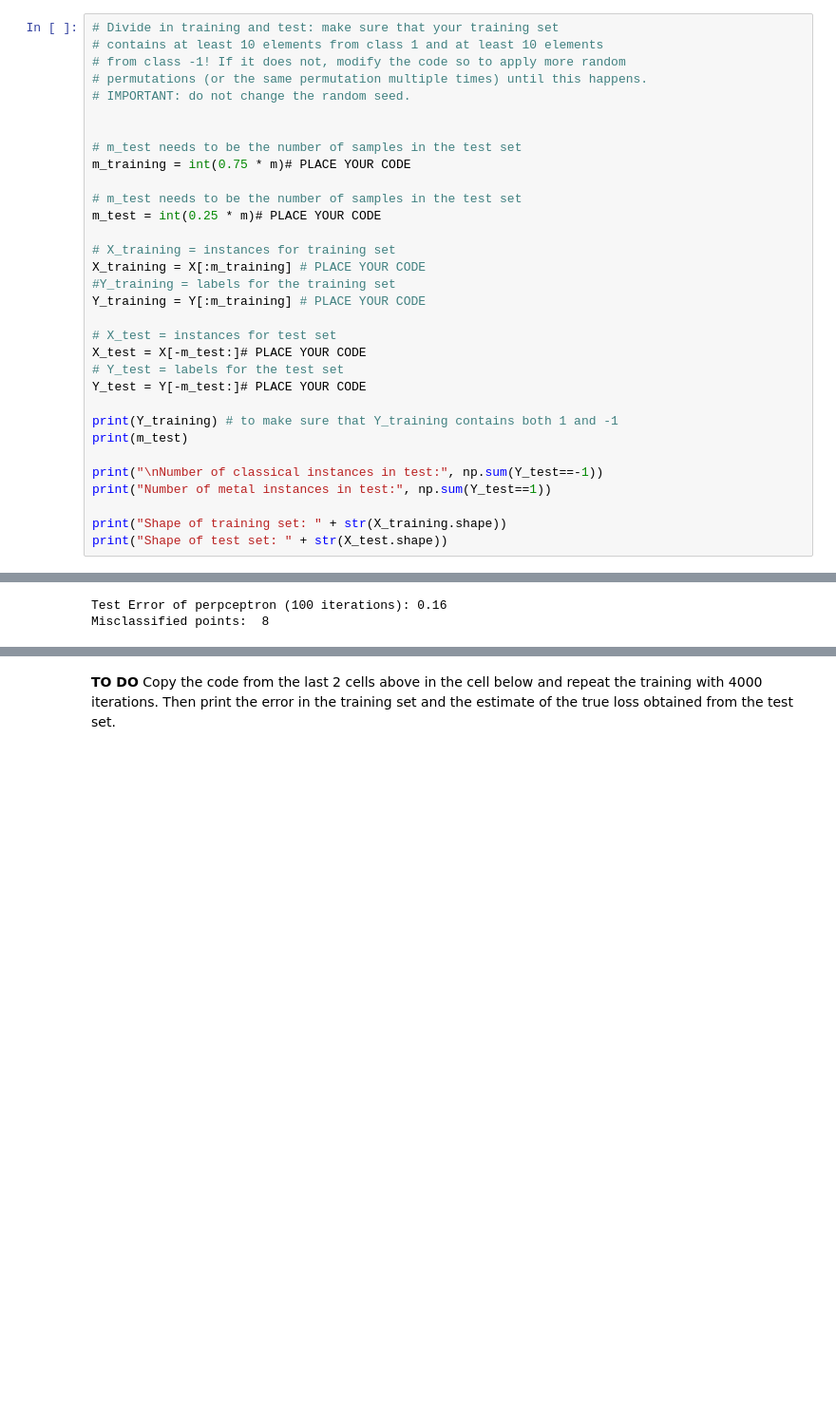
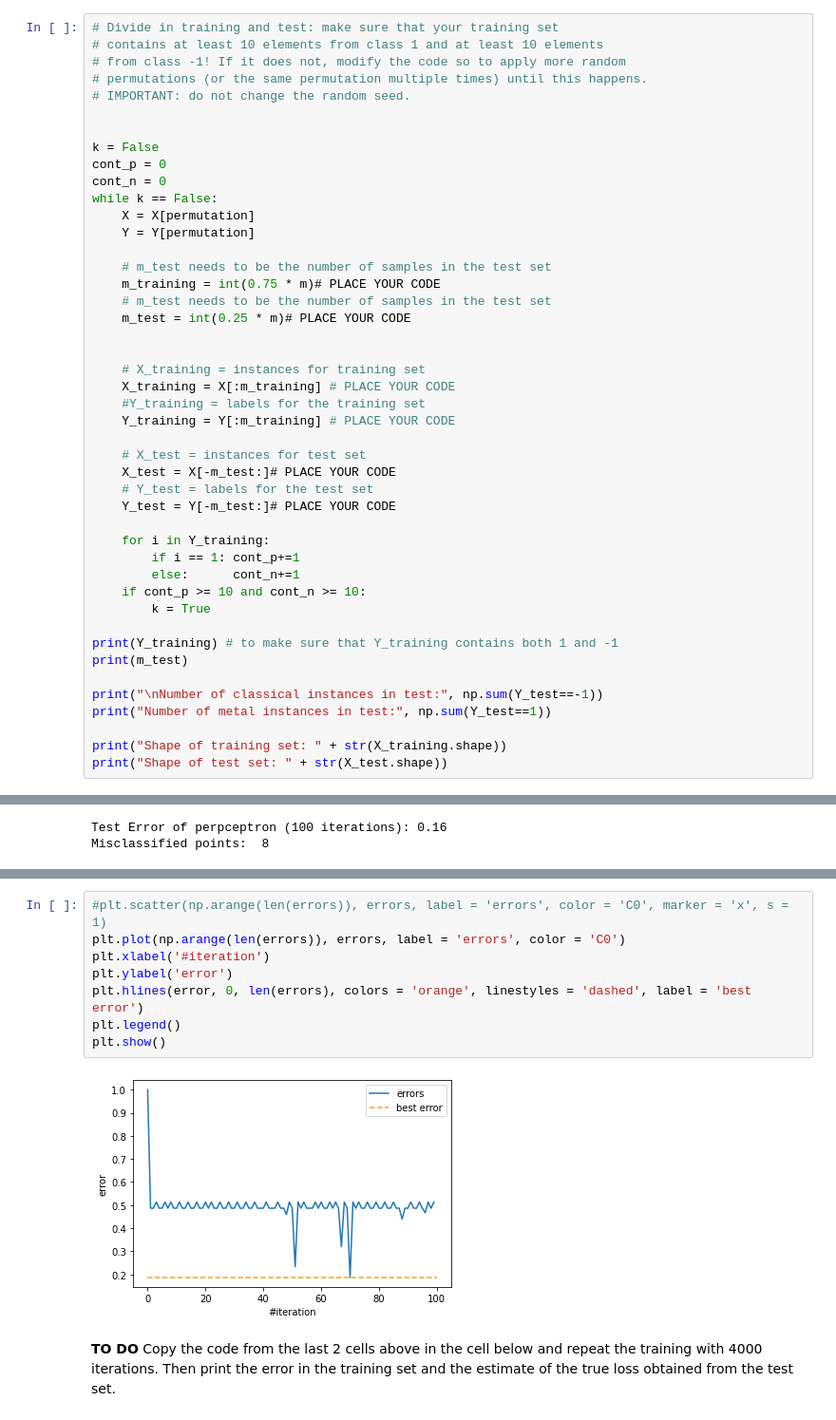
Before and after one commit to aidinattar/MachineLearning_Projects, a Jupyter notebook: Linear_Predictors/lab1/Attar_Aidin_Lab1.ipynb, the cells around one changed output, grey strips where cells are left out. Shown at 95% size. Drawn from its saved outputs; the diff is of its cells as text; blank space fills up the shorter version.

Commit message:
Answers to the questions, corrected some errors, have to revise

```diff
--- a/Linear_Predictors/lab1/Attar_Aidin_Lab1.ipynb
+++ b/Linear_Predictors/lab1/Attar_Aidin_Lab1.ipynb
@@ -103,21 +101,34 @@ B) **TO DO** Divide the data into training set and test set (75% of the data in
 # IMPORTANT: do not change the random seed.
 
 
-# m_test needs to be the number of samples in the test set
-m_training = int(0.75 * m)# PLACE YOUR CODE
+k = False
+cont_p = 0
+cont_n = 0
+while k == False:
+    X = X[permutation]
+    Y = Y[permutation]
 
-# m_test needs to be the number of samples in the test set
-m_test = int(0.25 * m)# PLACE YOUR CODE
+    # m_test needs to be the number of samples in the test set
+    m_training = int(0.75 * m)# PLACE YOUR CODE
+    # m_test needs to be the number of samples in the test set
+    m_test = int(0.25 * m)# PLACE YOUR CODE
 
-# X_training = instances for training set
-X_training = X[:m_training] # PLACE YOUR CODE
-#Y_training = labels for the training set
-Y_training = Y[:m_training] # PLACE YOUR CODE
 
-# X_test = instances for test set
-X_test = X[-m_test:]# PLACE YOUR CODE
-# Y_test = labels for the test set
-Y_test = Y[-m_test:]# PLACE YOUR CODE
+    # X_training = instances for training set
+    X_training = X[:m_training] # PLACE YOUR CODE
+    #Y_training = labels for the training set
+    Y_training = Y[:m_training] # PLACE YOUR CODE
+
+    # X_test = instances for test set
+    X_test = X[-m_test:]# PLACE YOUR CODE
+    # Y_test = labels for the test set
+    Y_test = Y[-m_test:]# PLACE YOUR CODE
+
+    for i in Y_training:
+        if i == 1: cont_p+=1
+        else:      cont_n+=1
+    if cont_p >= 10 and cont_n >= 10:
+        k = True
 
 print(Y_training) # to make sure that Y_training contains both 1 and -1
 print(m_test)
@@ -283,3 +298,13 @@ Misclassified points:  8
+# %%
+#plt.scatter(np.arange(len(errors)), errors, label = 'errors', color = 'C0', marker = 'x', s = 1)
+plt.plot(np.arange(len(errors)), errors, label = 'errors', color = 'C0')
+plt.xlabel('#iteration')
+plt.ylabel('error')
+plt.hlines(error, 0, len(errors), colors = 'orange', linestyles = 'dashed', label = 'best error')
+plt.legend()
+plt.show()
+# %% [output]
+[figure, added]
 # %% [markdown]
 **TO DO** Copy the code from the last 2 cells above in the cell below and repeat the training with 4000 iterations. Then print the error in the training set and the estimate of the true loss obtained from the test set.
 # %%
```
Also changed, not shown: parts of 28 cells of this notebook.
